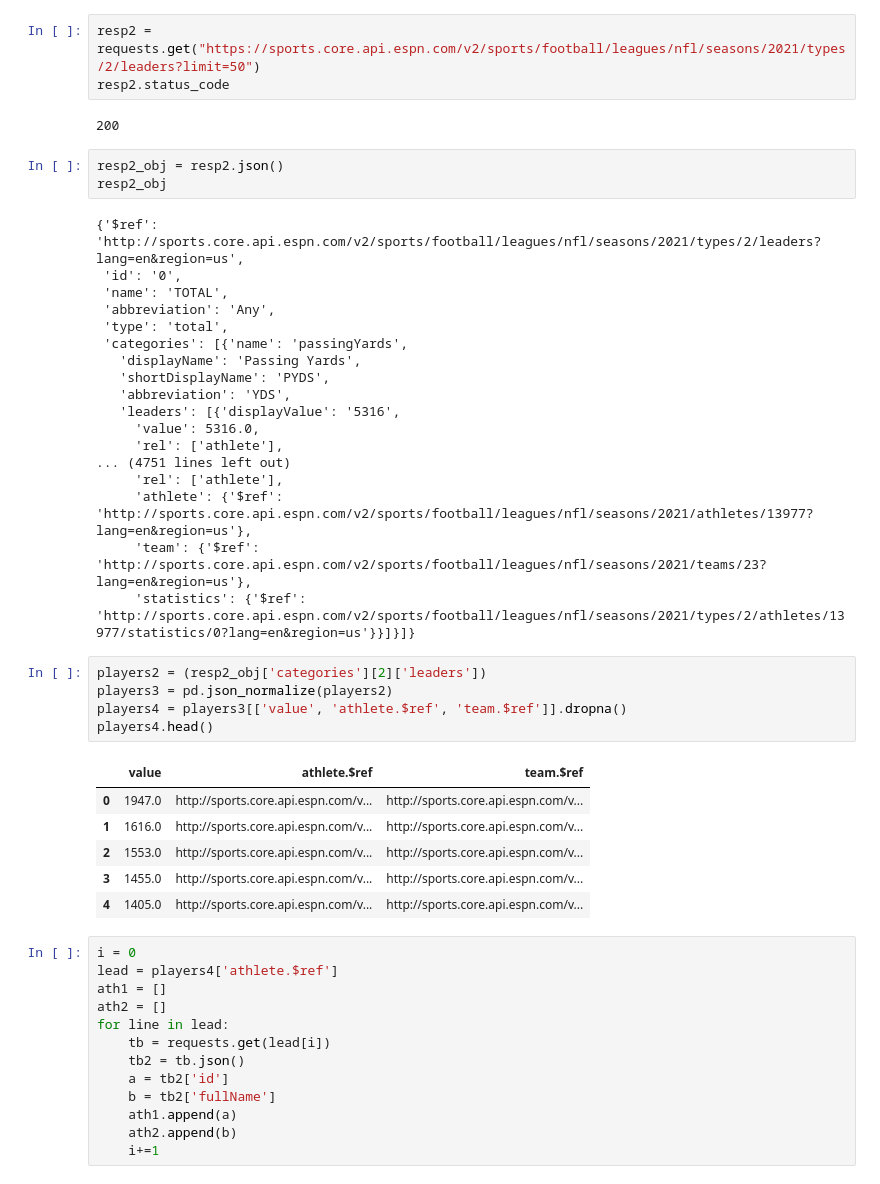
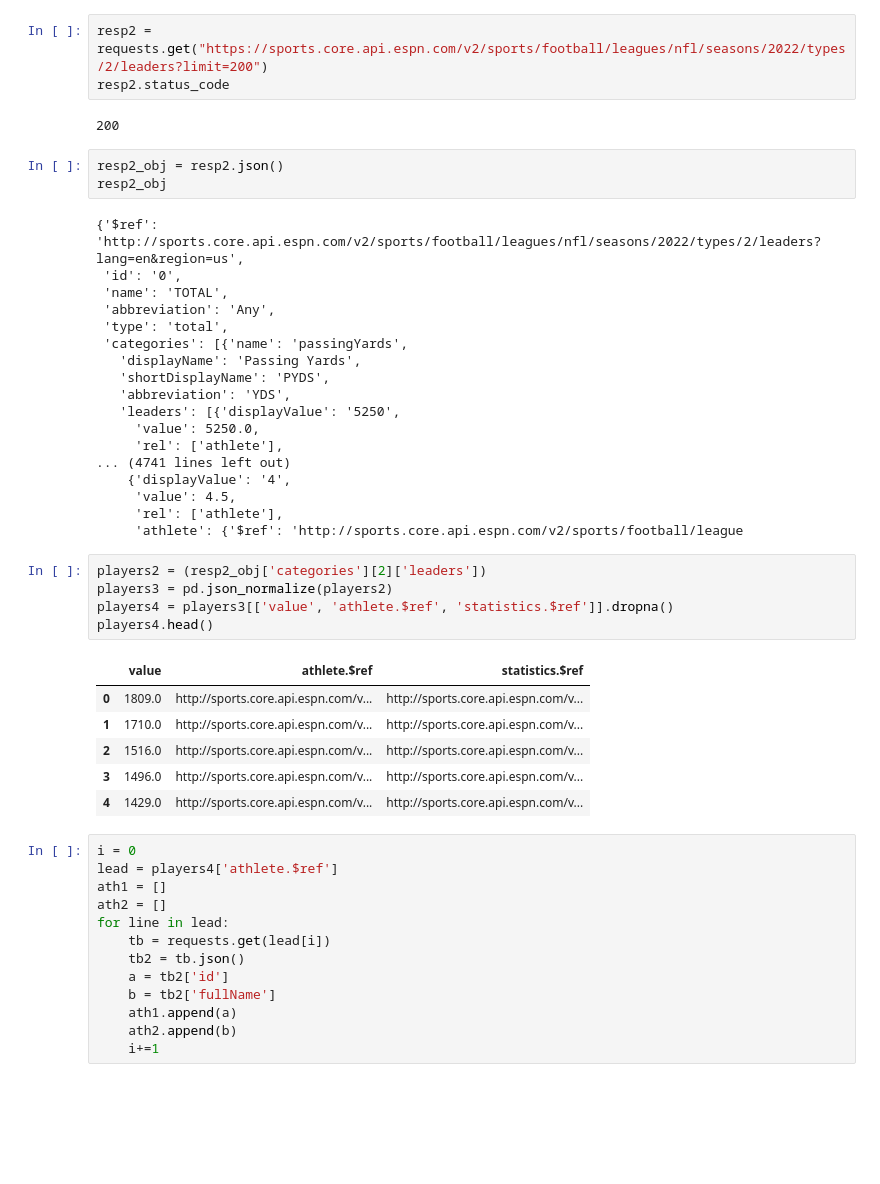
Before and after one commit to ColeDM-2020/INST414-Project, a Jupyter notebook: NFL_API_DATABASE.ipynb, the cells around one changed output. Cells and saved outputs as stored; diff of their text form; blank space fills up the shorter version.

```diff
--- a/NFL_API_DATABASE.ipynb
+++ b/NFL_API_DATABASE.ipynb
@@ -126,5 +126,5 @@ resp1_obj
 # %%
-resp2 = requests.get("https://sports.core.api.espn.com/v2/sports/football/leagues/nfl/seasons/2021/types/2/leaders?limit=50")
+resp2 = requests.get("https://sports.core.api.espn.com/v2/sports/football/leagues/nfl/seasons/2022/types/2/leaders?limit=200")
 resp2.status_code
 # %% [output]
 200
@@ -132,7 +132,7 @@ resp2.status_code
 resp2_obj = resp2.json()
 resp2_obj
 # %% [output]
-{'$ref': 'http://sports.core.api.espn.com/v2/sports/football/leagues/nfl/seasons/2021/types/2/leaders?lang=en&region=us',
+{'$ref': 'http://sports.core.api.espn.com/v2/sports/football/leagues/nfl/seasons/2022/types/2/leaders?lang=en&region=us',
  'id': '0',
  'name': 'TOTAL',
  'abbreviation': 'Any',
@@ -141,26 +141,26 @@ resp2_obj
    'displayName': 'Passing Yards',
    'shortDisplayName': 'PYDS',
    'abbreviation': 'YDS',
-   'leaders': [{'displayValue': '5316',
-     'value': 5316.0,
+   'leaders': [{'displayValue': '5250',
+     'value': 5250.0,
      'rel': ['athlete'],
-... (4751 lines left out)
+... (4741 lines left out)
+    {'displayValue': '4',
+     'value': 4.5,
      'rel': ['athlete'],
-     'athlete': {'$ref': 'http://sports.core.api.espn.com/v2/sports/football/leagues/nfl/seasons/2021/athletes/13977?lang=en&region=us'},
-     'team': {'$ref': 'http://sports.core.api.espn.com/v2/sports/football/leagues/nfl/seasons/2021/teams/23?lang=en&region=us'},
-     'statistics': {'$ref': 'http://sports.core.api.espn.com/v2/sports/football/leagues/nfl/seasons/2021/types/2/athletes/13977/statistics/0?lang=en&region=us'}}]}]}
+     'athlete': {'$ref': 'http://sports.core.api.espn.com/v2/sports/football/league
 # %%
 players2 = (resp2_obj['categories'][2]['leaders'])
 players3 = pd.json_normalize(players2)
-players4 = players3[['value', 'athlete.$ref', 'team.$ref']].dropna()
+players4 = players3[['value', 'athlete.$ref', 'statistics.$ref']].dropna()
 players4.head()
 # %% [output]
-|  | value | athlete.$ref | team.$ref |
-| 0 | 1947.0 | http://sports.core.api.espn.com/v... | http://sports.core.api.espn.com/v... |
-| 1 | 1616.0 | http://sports.core.api.espn.com/v... | http://sports.core.api.espn.com/v... |
-| 2 | 1553.0 | http://sports.core.api.espn.com/v... | http://sports.core.api.espn.com/v... |
-| 3 | 1455.0 | http://sports.core.api.espn.com/v... | http://sports.core.api.espn.com/v... |
-| 4 | 1405.0 | http://sports.core.api.espn.com/v... | http://sports.core.api.espn.com/v... |
+|  | value | athlete.$ref | statistics.$ref |
+| 0 | 1809.0 | http://sports.core.api.espn.com/v... | http://sports.core.api.espn.com/v... |
+| 1 | 1710.0 | http://sports.core.api.espn.com/v... | http://sports.core.api.espn.com/v... |
+| 2 | 1516.0 | http://sports.core.api.espn.com/v... | http://sports.core.api.espn.com/v... |
+| 3 | 1496.0 | http://sports.core.api.espn.com/v... | http://sports.core.api.espn.com/v... |
+| 4 | 1429.0 | http://sports.core.api.espn.com/v... | http://sports.core.api.espn.com/v... |
 # %%
 i = 0
 lead = players4['athlete.$ref']
```
Also changed, not shown: parts of 4 cells of this notebook, 1 other file.
